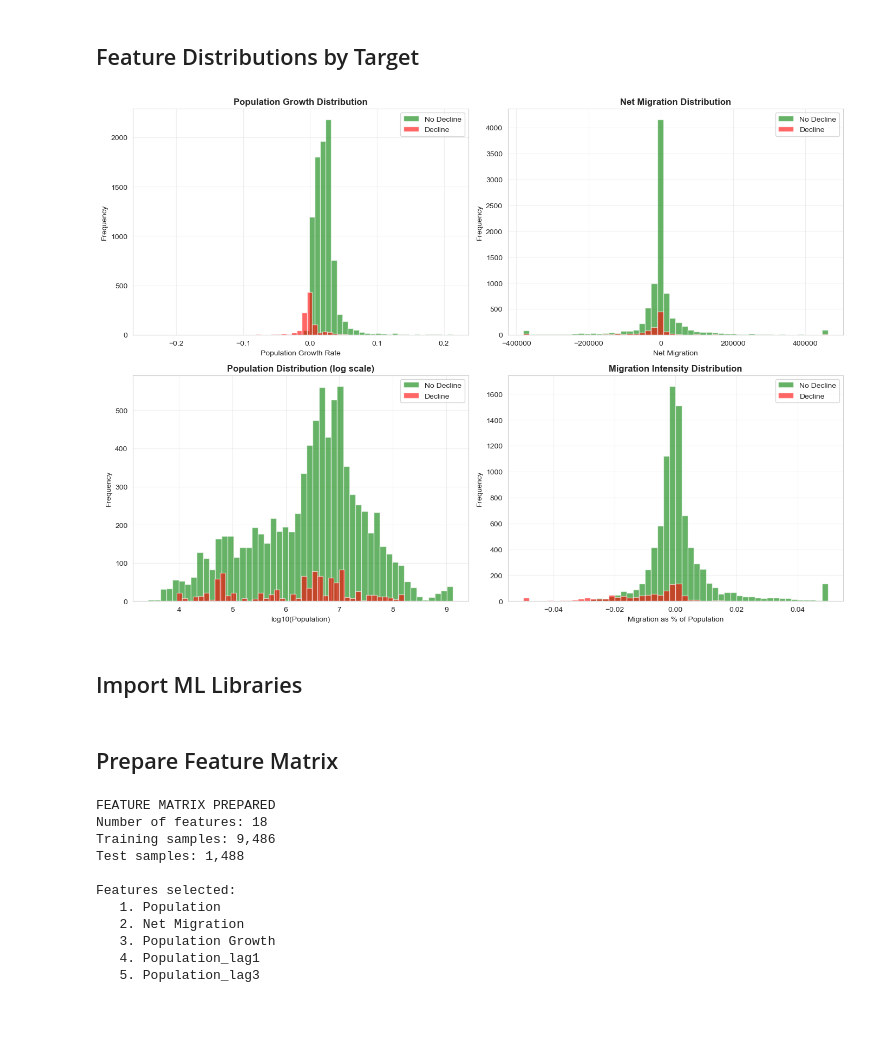
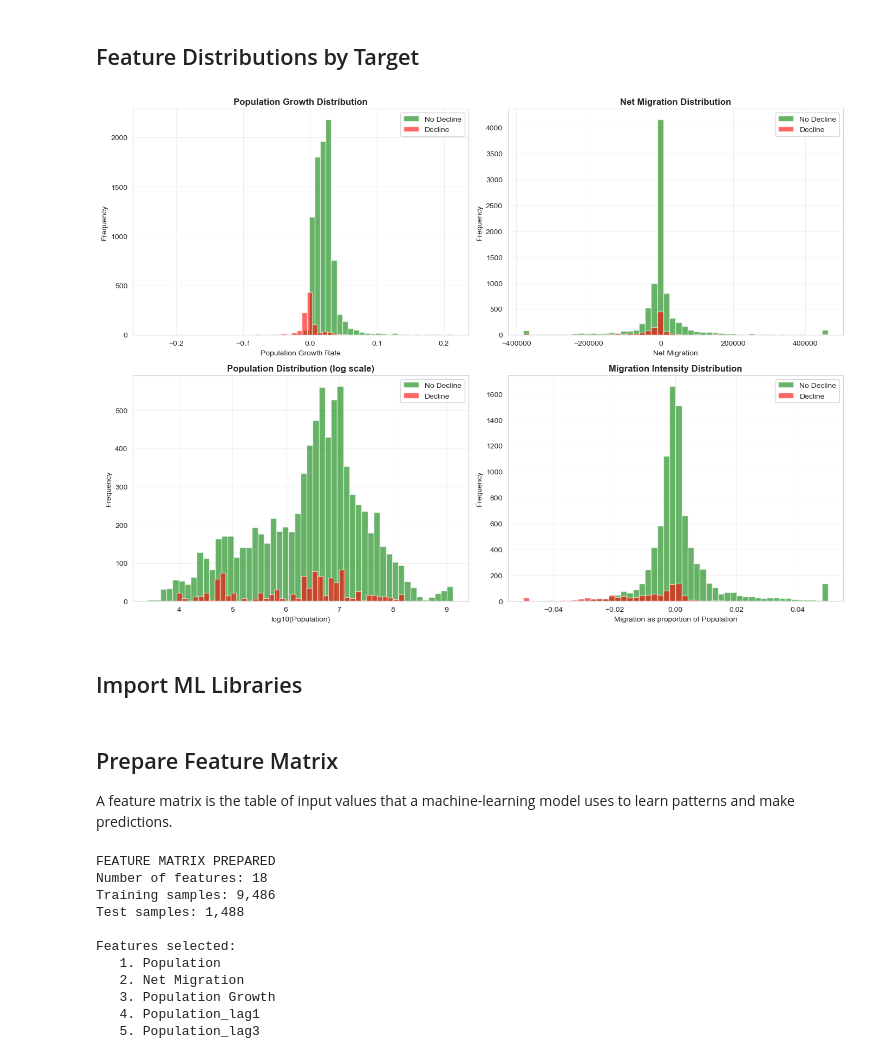
Before and after one commit to 3028Bikalpa/STATS201_project_Bikki, a Jupyter notebook: project_code.ipynb, the cells around one changed output. Drawn from its saved outputs; the diff is of its cells as text; code cells hidden in the pictures; blank space fills up the shorter version.

```diff
--- a/project_code.ipynb
+++ b/project_code.ipynb
@@ -709,6 +762,7 @@ fig, axes = plt.subplots(2, 2, figsize=(14, 10))
 if 'Population Growth' in train_data.columns:
     axes[0, 0].hist(train_data[train_data['future_decline']==0]['Population Growth'].dropna(),
                     bins=50, alpha=0.6, label='No Decline', color='green')
+    # bins will split the data range into 50 intervals
     axes[0, 0].hist(train_data[train_data['future_decline']==1]['Population Growth'].dropna(),
                     bins=50, alpha=0.6, label='Decline', color='red')
     axes[0, 0].set_title('Population Growth Distribution', fontweight='bold')
@@ -724,6 +778,9 @@ if 'Net Migration' in train_data.columns:
         train_data['Net Migration'].quantile(0.01),
         train_data['Net Migration'].quantile(0.99)
     )
+    # Any value below the 1st percentile is replaced by the 1st-percentile value,
+    # any value above the 99th percentile is replaced by the 99th-percentile value.
+
     axes[0, 1].hist(mig_clip[train_data['future_decline']==0].dropna(),
                     bins=50, alpha=0.6, label='No Decline', color='green')
     axes[0, 1].hist(mig_clip[train_data['future_decline']==1].dropna(),
@@ -735,35 +792,38 @@ if 'Net Migration' in train_data.columns:
     axes[0, 1].grid(alpha=0.3)
 
 # Population (log scale) by target
 if 'Population' in train_data.columns:
     axes[1, 0].hist(np.log10(train_data[train_data['future_decline']==0]['Population'].dropna() + 1),
                     bins=50, alpha=0.6, label='No Decline', color='green')
+    # It has +1 before taking the log to avoid taking log of value zero.
     axes[1, 0].hist(np.log10(train_data[train_data['future_decline']==1]['Population'].dropna() + 1),
                     bins=50, alpha=0.6, label='Decline', color='red')
     axes[1, 0].set_title('Population Distribution (log scale)', fontweight='bold')
     axes[1, 0].set_xlabel('log10(Population)')
     axes[1, 0].set_ylabel('Frequency')
     axes[1, 0].legend()
     axes[1, 0].grid(alpha=0.3)
 
 # Migration intensity by target
 if 'migration_intensity' in train_data.columns:
     # Filter extreme outliers for visualization
     mi_clean = train_data['migration_intensity'].clip(-0.05, 0.05)
     axes[1, 1].hist(mi_clean[train_data['future_decline']==0].dropna(),
                     bins=50, alpha=0.6, label='No Decline', color='green')
     axes[1, 1].hist(mi_clean[train_data['future_decline']==1].dropna(),
                     bins=50, alpha=0.6, label='Decline', color='red')
     axes[1, 1].set_title('Migration Intensity Distribution', fontweight='bold')
-    axes[1, 1].set_xlabel('Migration as % of Population')
+    axes[1, 1].set_xlabel('Migration as proportion of Population')
     axes[1, 1].set_ylabel('Frequency') # frequency here means country-year (possible combinations of country and year)
     axes[1, 1].legend()
     axes[1, 1].grid(alpha=0.3)
 
 plt.tight_layout()
 plt.show()
+
+# The frequency in the diagram represents country-year combination
 # %% [output]
-[figure, old version]
+[figure, new version]
 # %% [markdown]
 ## Import ML Libraries
 # %%
@@ -775,6 +835,8 @@ from sklearn.metrics import (accuracy_score, precision_score, recall_score,
                              classification_report, roc_curve)
 # %% [markdown]
 ## Prepare Feature Matrix
+
+A feature matrix is the table of input values that a machine-learning model uses to learn patterns and make predictions.
 # %%
 # Select features for modeling
 # Start with original features and some engineered features
```
Also changed, not shown: parts of 28 cells of this notebook, 1 other file.
